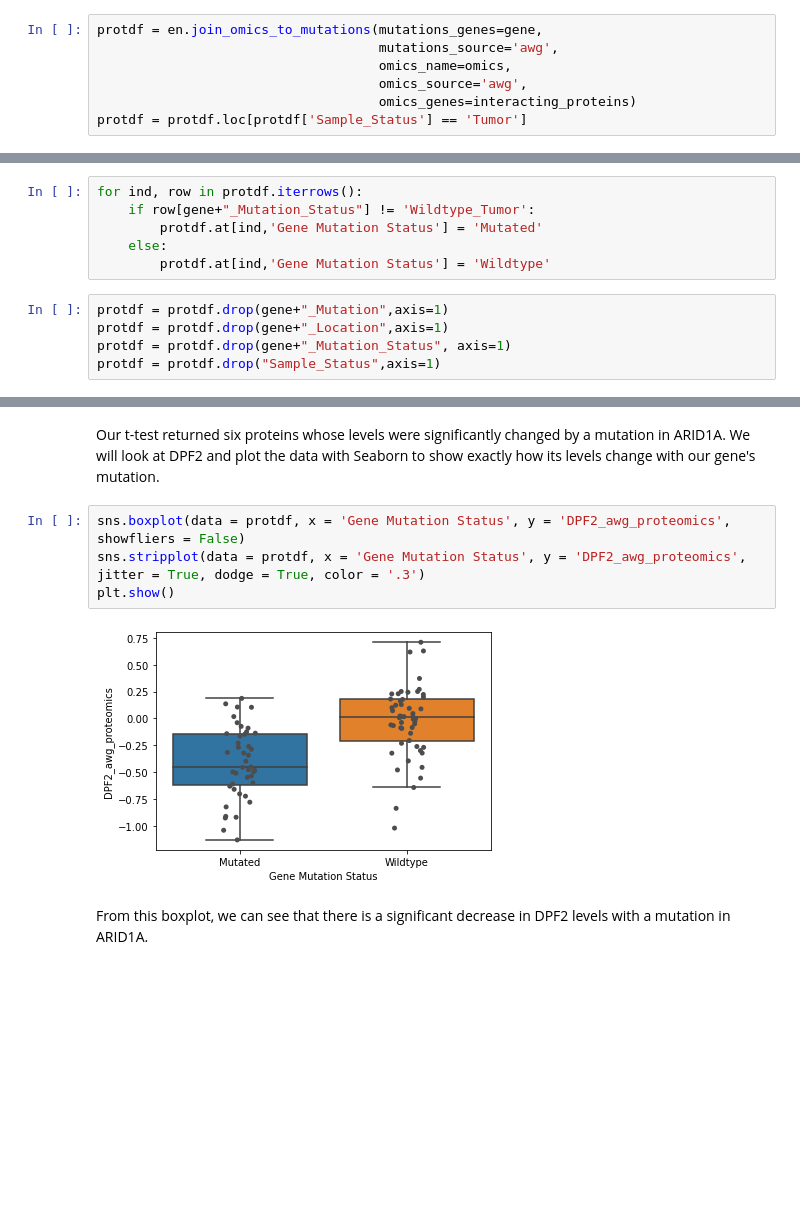
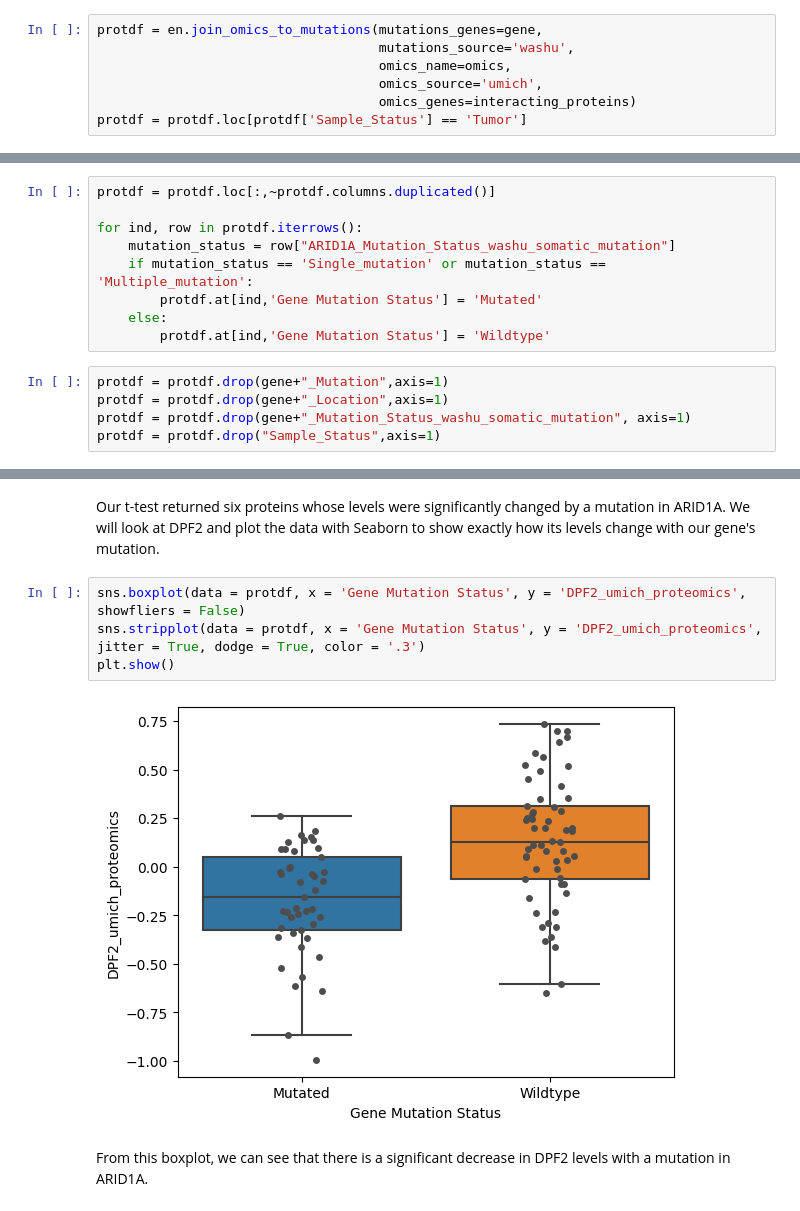
Before and after one commit to PayneLab/cptac, a Jupyter notebook: notebooks/usecase07_trans_genetic_effect.ipynb, the cells around one changed output, grey strips where cells are left out. Saved outputs shown, nothing was run; the diff lists cells and outputs as text; blank space fills up the shorter version.

```diff
--- a/notebooks/usecase07_trans_genetic_effect.ipynb
+++ b/notebooks/usecase07_trans_genetic_effect.ipynb
@@ -46,9 +46,9 @@ Interacting Proteins:
 Now we create a new dataframe containing protein measurements for ARID1A and its interacting proteins, calling en.join_omics_to_mutations. Note that if proteomics data does not identify one of the genes in your request, the join method will throw a warning and fill missing values with NaN.
 # %%
 protdf = en.join_omics_to_mutations(mutations_genes=gene,
-                                    mutations_source='awg',
+                                    mutations_source='washu',
                                     omics_name=omics,
-                                    omics_source='awg',
+                                    omics_source='umich',
                                     omics_genes=interacting_proteins)
 protdf = protdf.loc[protdf['Sample_Status'] == 'Tumor']
 # %% [output]
@@ -71,13 +71,16 @@ With what we are looking for it does not matter how many mutations a sample has,
 # %%
+protdf = protdf.loc[:,~protdf.columns.duplicated()]
+
 for ind, row in protdf.iterrows():
-    if row[gene+"_Mutation_Status"] != 'Wildtype_Tumor':
+    mutation_status = row["ARID1A_Mutation_Status_washu_somatic_mutation"]
+    if mutation_status == 'Single_mutation' or mutation_status == 'Multiple_mutation':
         protdf.at[ind,'Gene Mutation Status'] = 'Mutated'
     else:
         protdf.at[ind,'Gene Mutation Status'] = 'Wildtype'
 # %%
 protdf = protdf.drop(gene+"_Mutation",axis=1)
 protdf = protdf.drop(gene+"_Location",axis=1)
-protdf = protdf.drop(gene+"_Mutation_Status", axis=1)
+protdf = protdf.drop(gene+"_Mutation_Status_washu_somatic_mutation", axis=1)
 protdf = protdf.drop("Sample_Status",axis=1)
 # %% [markdown]
 # Step 4: Do T-tests
@@ -115,11 +118,11 @@ Doing t-test comparisons
 # %% [markdown]
 Our t-test returned six proteins whose levels were significantly changed by a mutation in ARID1A. We will look at DPF2 and plot the data with Seaborn to show exactly how its levels change with our gene's mutation.
 # %%
-sns.boxplot(data = protdf, x = 'Gene Mutation Status', y = 'DPF2_awg_proteomics', showfliers = False)
-sns.stripplot(data = protdf, x = 'Gene Mutation Status', y = 'DPF2_awg_proteomics', jitter = True, dodge = True, color = '.3')
+sns.boxplot(data = protdf, x = 'Gene Mutation Status', y = 'DPF2_umich_proteomics', showfliers = False)
+sns.stripplot(data = protdf, x = 'Gene Mutation Status', y = 'DPF2_umich_proteomics', jitter = True, dodge = True, color = '.3')
 plt.show()
 # %% [output]
-[figure, old version]
+[figure, new version]
 # %% [markdown]
 From this boxplot, we can see that there is a significant decrease in DPF2 levels with a mutation in ARID1A.
 # %% [markdown]
```
Also changed, not shown: parts of 8 cells of this notebook, 4 other files.
